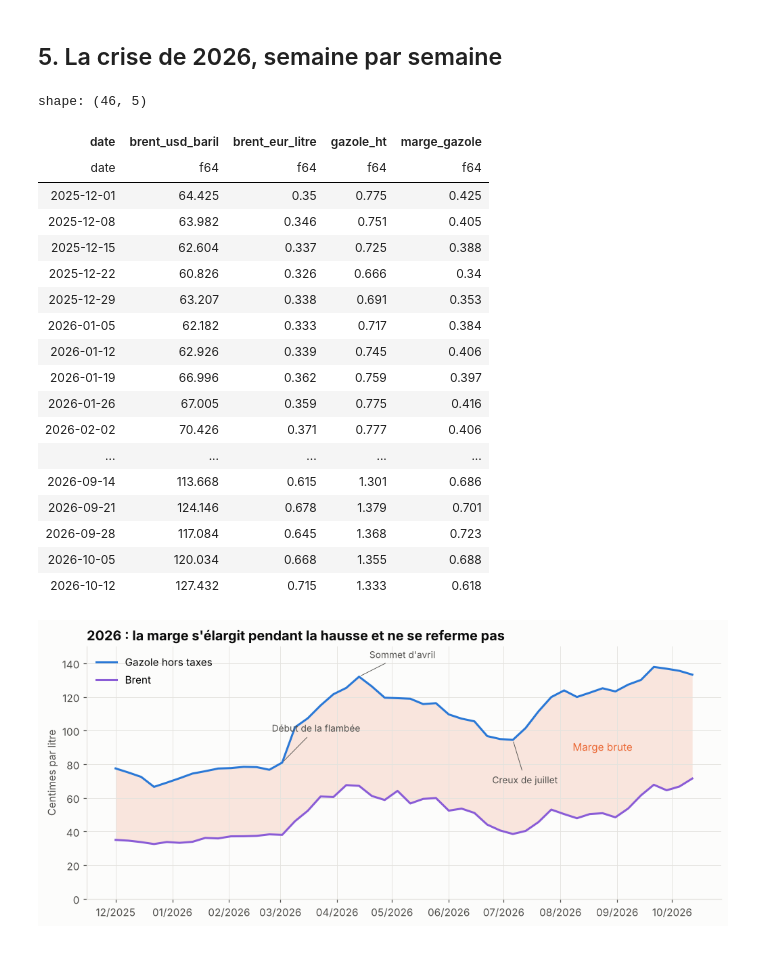
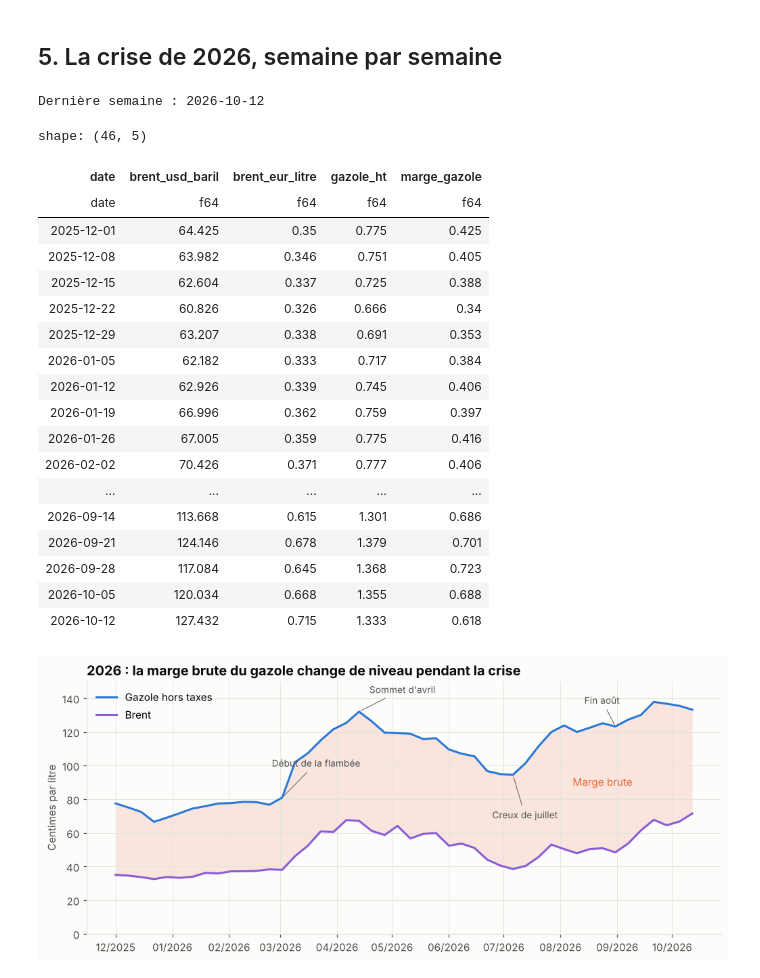
Before and after one commit to nitescuale/prix-carburants-bornes, a Jupyter notebook: notebooks/03_fusee_et_plume.ipynb, the cells around one changed output. Drawn from its saved outputs; the diff is of its cells as text; code cells hidden in the pictures.

```diff
--- a/notebooks/03_fusee_et_plume.ipynb
+++ b/notebooks/03_fusee_et_plume.ipynb
@@ -233,7 +246,7 @@ $$\Delta p_t = \sum_{i=0}^{4} \left(a^+_i \, \Delta c^+_{t-i} + a^-_i \, \Delta
 On estime d'abord la relation de long terme, puis la dynamique, par moindres carrés avec des écarts-types robustes à l'autocorrélation (Newey-West, 4 semaines). La période principale est **2005-2021** : depuis 2022, la marge change de palier et la relation de long terme du gazole se déforme (voir les variantes plus bas). Le code est dans `carburants.transmission`, testé sur des données simulées dont on connaît l'asymétrie.
 # %%
 PERIODE = (date(2005, 1, 1), date(2021, 12, 31))
-HORIZON = 12
+HORIZON = 26
 
 def serie(carburant, debut=PERIODE[0], fin=PERIODE[1]):
     return hebdo.filter(pl.col("date").is_between(debut, fin)).select(
@@ -254,8 +267,10 @@ for carburant, modele in modeles.items():
     chiffres[f"wald_{carburant}"] = modele.test_wald()[1]
     chiffres[f"wald0_{carburant}"] = modele.test_wald([0])[1]
     chiffres[f"observations_{carburant}"] = modele.observations
+    chiffres[f"adf_{carburant}"] = modele.adf
+    chiffres[f"demi_vie_{carburant}"] = np.log(0.5) / np.log(1 + modele.coef("rappel"))
     r = reponses[carburant]
-    for h in [0, 1, 4, 8]:
+    for h in [0, 1, 4, 12, 26]:
         for cle in ["hausse", "baisse", "ecart", "ecart_bas", "ecart_haut"]:
             chiffres[f"{cle}_{carburant}_{h}"] = r[cle][h]
     print(f"{carburant} : {modele.observations} semaines, R² = {modele.r2:.2f}, phi = {modele.phi:.2f}, "
@@ -292,10 +307,10 @@ for ax, (carburant, nom) in zip(axes, [("gazole", "Gazole"), ("sp95", "Sans-plom
     ax.axhline(modeles[carburant].phi * 10, color=TEXTE_2, linestyle=":", linewidth=1, label="Effet de long terme")
     ax.set_title(nom)
     ax.set_xlabel("Semaines après la variation du Brent")
-    ax.set_xticks(range(0, HORIZON + 1, 2))
+    ax.set_xticks(range(0, HORIZON + 1, 4))
 axes[0].set_ylabel("Variation du prix hors taxes (centimes)\npour 10 centimes de Brent en plus ou en moins")
 axes[0].legend(loc="lower right", frameon=False)
-fig.suptitle("Fusée et plume, 2005-2021 : le gazole monte plus vite qu'il ne baisse, pas l'essence",
+fig.suptitle("Fusée et plume, 2005-2021 : le gazole monte plus vite qu'il ne baisse ; pas d'écart net pour l'essence",
              x=0.01, ha="left", fontsize=13, fontweight="bold", color=TEXTE)
 fig.tight_layout()
 sauver(fig, "13_fusee_et_plume")
@@ -366,0 +395,20 @@ Sur 2005-2026, la relation de long terme du gazole se déforme : un centime de B
+# %%
+# La relation de long terme a-t-elle changé après février 2022 ? Interaction du Brent avec une indicatrice
+import statsmodels.api as sm
+from patsy import dmatrix
+
+def phi_avant_apres(carburant, debut=date(2005, 1, 1), fin=date(2026, 12, 31), rupture=date(2022, 3, 1)):
+    x = serie(carburant, debut, fin).drop_nulls()
+    annees = (x["date"] - x["date"].min()).dt.total_days().to_numpy() / 365.25
+    apres = (x["date"] >= rupture).to_numpy().astype(float)
+    tendance = np.asarray(dmatrix("bs(t, df=4, include_intercept=True) - 1", {"t": annees}))
+    cout = x["cout"].to_numpy()
+    resultat = sm.OLS(x["prix"].to_numpy(), np.column_stack([tendance, cout, cout * apres])).fit()
+    return resultat.params[-2], resultat.params[-2] + resultat.params[-1]
+
+for carburant in ["gazole", "sp95"]:
+    chiffres[f"phi_{carburant}_avant_2022"], chiffres[f"phi_{carburant}_apres_2022"] = phi_avant_apres(carburant)
+    chiffres[f"phi_{carburant}_apres_2022_sans_2026"] = phi_avant_apres(carburant, fin=date(2025, 12, 31))[1]
+pl.DataFrame({"carburant": ["gazole", "sp95"],
+              **{nom: [round(chiffres[f"phi_{c}_{nom}"], 2) for c in ["gazole", "sp95"]]
+                 for nom in ["avant_2022", "apres_2022", "apres_2022_sans_2026"]}})
@@ -368,19 +424,21 @@ Sur 2005-2026, la relation de long terme du gazole se déforme : un centime de B
 ## 5. La crise de 2026, semaine par semaine
 # %%
 crise = hebdo.filter(pl.col("date") >= date(2025, 12, 1))
-DEBUT_HAUSSE, SOMMET, CREUX = date(2026, 3, 2), date(2026, 4, 13), date(2026, 7, 6)
+DEBUT_HAUSSE, SOMMET, CREUX, FIN_ETE = date(2026, 3, 2), date(2026, 4, 13), date(2026, 7, 6), date(2026, 8, 31)
+FIN = crise["date"].max()
 def le(jour, colonne):
     return crise.filter(date=jour)[colonne].item()
-for phase, (debut, fin) in {"hausse": (DEBUT_HAUSSE, SOMMET), "baisse": (SOMMET, CREUX)}.items():
+for phase, (debut, fin) in {"hausse": (DEBUT_HAUSSE, SOMMET), "baisse": (SOMMET, CREUX), "automne": (FIN_ETE, FIN)}.items():
     chiffres[f"crise_{phase}_brent"] = le(fin, "brent_eur_litre") - le(debut, "brent_eur_litre")
     chiffres[f"crise_{phase}_gazole"] = le(fin, "gazole_ht") - le(debut, "gazole_ht")
     chiffres[f"crise_{phase}_semaines"] = (fin - debut).days / 7
-for jour, nom in [(DEBUT_HAUSSE, "debut"), (SOMMET, "sommet"), (CREUX, "creux")]:
+for jour, nom in [(DEBUT_HAUSSE, "debut"), (SOMMET, "sommet"), (CREUX, "creux"), (FIN_ETE, "fin_ete"), (FIN, "fin")]:
     chiffres[f"crise_marge_{nom}"] = le(jour, "marge_gazole")
-chiffres["crise_marge_fin"] = crise["marge_gazole"][-1]
+print("Dernière semaine :", FIN)
 crise.select("date", "brent_usd_baril", "brent_eur_litre", "gazole_ht", "marge_gazole").with_columns(pl.exclude("date").round(3))
 # %% [output]
-shape: (46, 5)
+Dernière semaine : 2026-10-12
+shape: (46, 5)
 | date | brent_usd_baril | brent_eur_litre | gazole_ht | marge_gazole |
 | date | f64 | f64 | f64 | f64 |
 | 2025-12-01 | 64.425 | 0.35 | 0.775 | 0.425 |
@@ -402,19 +460,20 @@ shape: (46, 5)
 # %%
 fig, ax = plt.subplots(figsize=(11, 4.4))
 ax.fill_between(crise["date"], crise["brent_eur_litre"] * 100, crise["gazole_ht"] * 100, color=ORANGE, alpha=0.15, linewidth=0)
 ax.plot(crise["date"], crise["gazole_ht"] * 100, color=BLEU, linewidth=2, label="Gazole hors taxes")
 ax.plot(crise["date"], crise["brent_eur_litre"] * 100, color=VIOLET, linewidth=2, label="Brent")
-for jour, texte, decalage in [(DEBUT_HAUSSE, "Début de la flambée", (-10, 30)), (SOMMET, "Sommet d'avril", (10, 18)), (CREUX, "Creux de juillet", (-20, -42))]:
+for jour, texte, decalage in [(DEBUT_HAUSSE, "Début de la flambée", (-10, 30)), (SOMMET, "Sommet d'avril", (10, 18)), (CREUX, "Creux de juillet", (-20, -42)),
+                              (FIN_ETE, "Fin août", (-30, 22))]:
     ax.annotate(texte, (jour, le(jour, "gazole_ht") * 100), xytext=decalage, textcoords="offset points", fontsize=9,
                 color=TEXTE_2, arrowprops={"arrowstyle": "-", "color": TEXTE_2, "linewidth": 0.6})
 milieu = crise.filter(date=date(2026, 8, 24)).row(0, named=True)
 ax.annotate("Marge brute", (milieu["date"], (milieu["brent_eur_litre"] + milieu["gazole_ht"]) / 2 * 100), ha="center", color=ORANGE, fontsize=10)
 ax.set_ylabel("Centimes par litre")
 ax.set_ylim(0, 150)
 ax.xaxis.set_major_formatter(mdates.DateFormatter("%m/%Y"))
-ax.set_title("2026 : la marge s'élargit pendant la hausse et ne se referme pas")
+ax.set_title("2026 : la marge brute du gazole change de niveau pendant la crise")
 ax.legend(loc="upper left", frameon=False)
 sauver(fig, "14_crise_2026")
 # %% [output]
-[figure, old version]
+[figure, new version]
 # %% [markdown]
```
Also changed, not shown: parts of 22 cells of this notebook, 7 other files.
